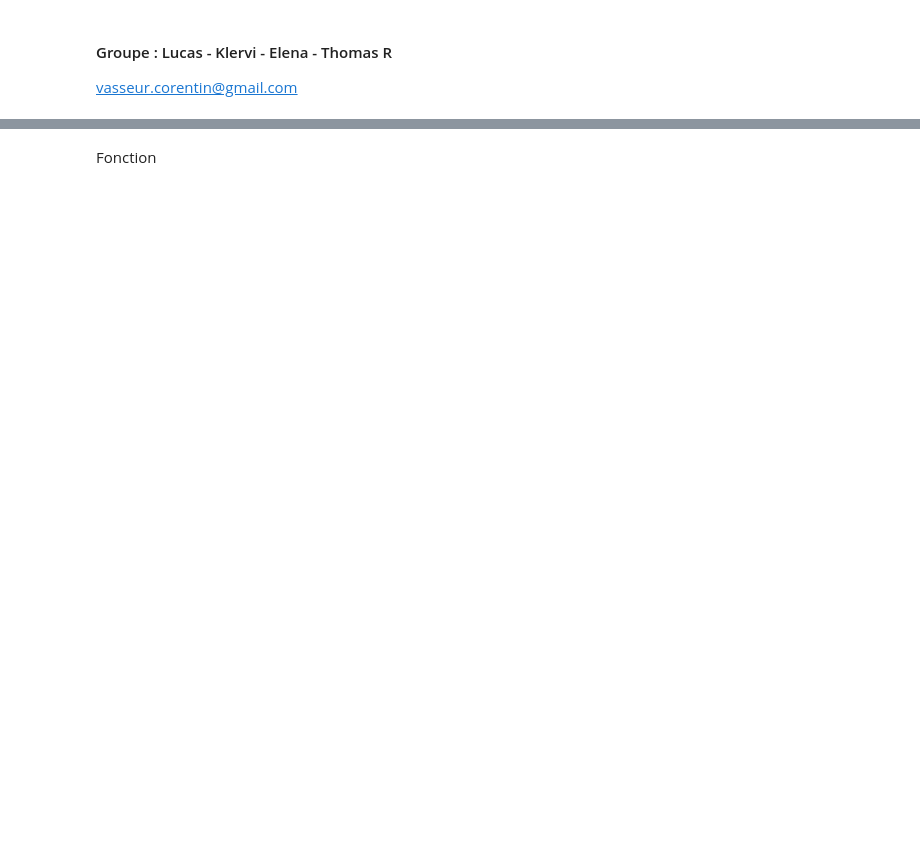
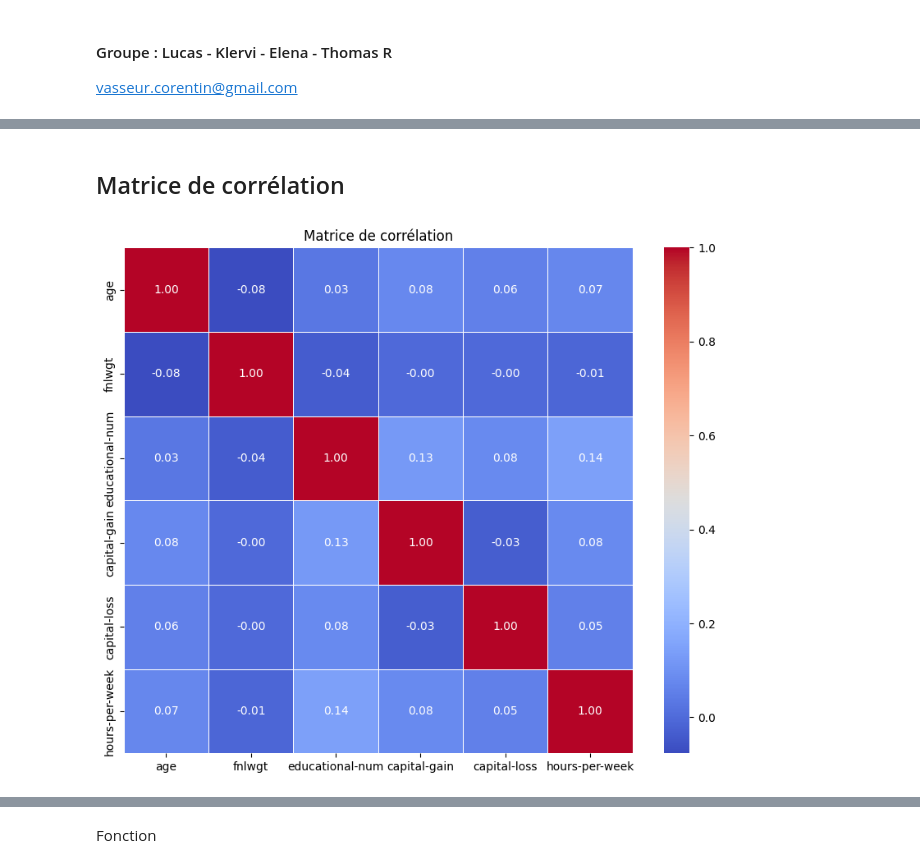
Before and after one commit to LucasMgck/MLops_Projet, a Jupyter notebook: Projet.ipynb, the cells around one changed output, grey strips where cells are left out. Drawn from its saved outputs; the diff is of its cells as text; code cells hidden in the pictures; blank space fills up the shorter version.

```diff
--- a/Projet.ipynb
+++ b/Projet.ipynb
@@ -11,0 +161,20 @@ df = pd.read_csv("data/revenus.csv")
+# %% [markdown]
+## Matrice de corrélation
+# %%
+def plot_correlation_matrix(df):
+    """
+    Affiche la matrice de corrélation pour les variables numériques.
+    :param df: DataFrame Pandas
+    """
+    numeric_df = df.select_dtypes(include=['int64', 'float64'])
+    corr_matrix = numeric_df.corr()
+
+    plt.figure(figsize=(10, 8))
+    sns.heatmap(corr_matrix, annot=True, cmap="coolwarm", fmt=".2f", linewidths=0.5)
+    plt.title("Matrice de corrélation")
+    plt.show()
+
+# Exemple d'utilisation
+plot_correlation_matrix(df)
+# %% [output]
+[figure, added]
```
Also changed, not shown: parts of 20 cells of this notebook.
